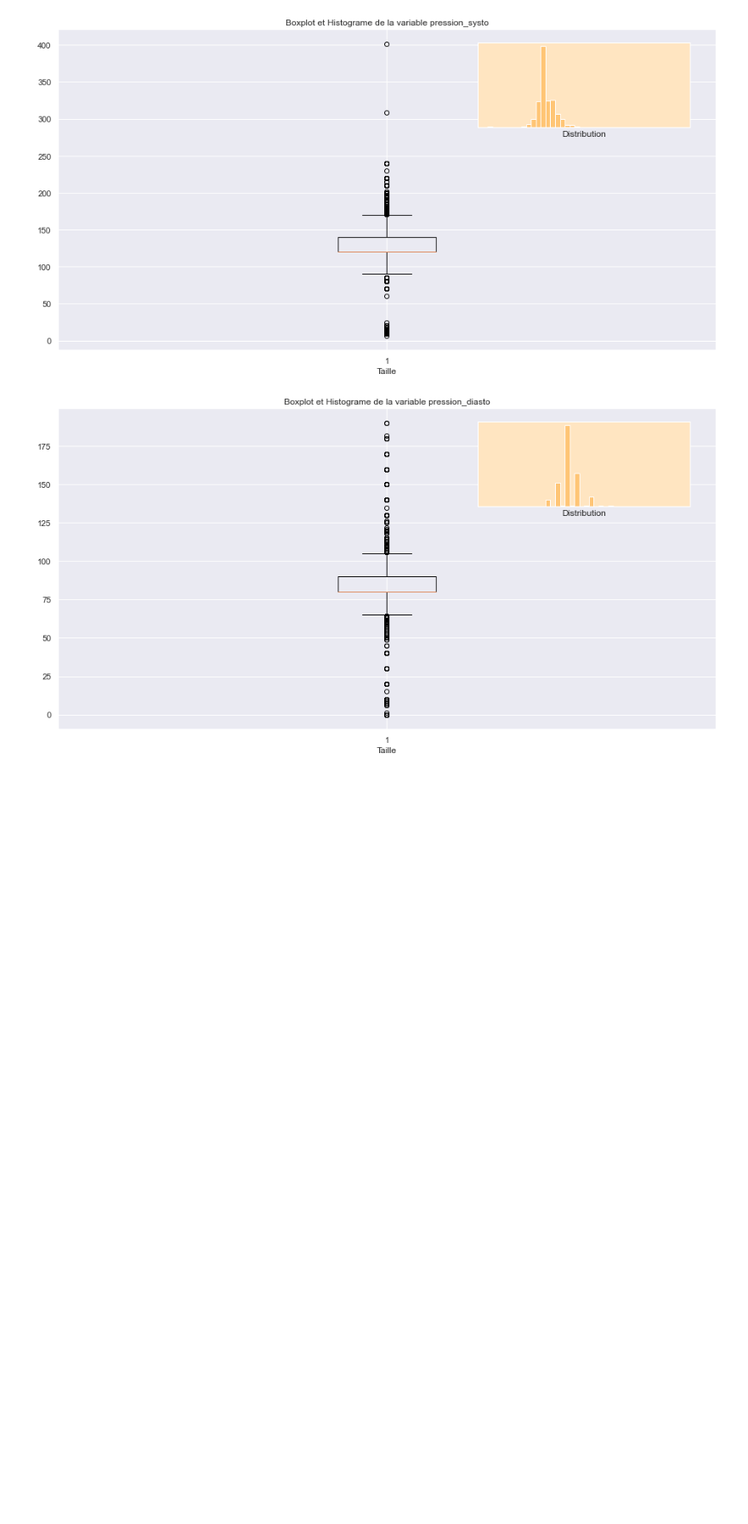
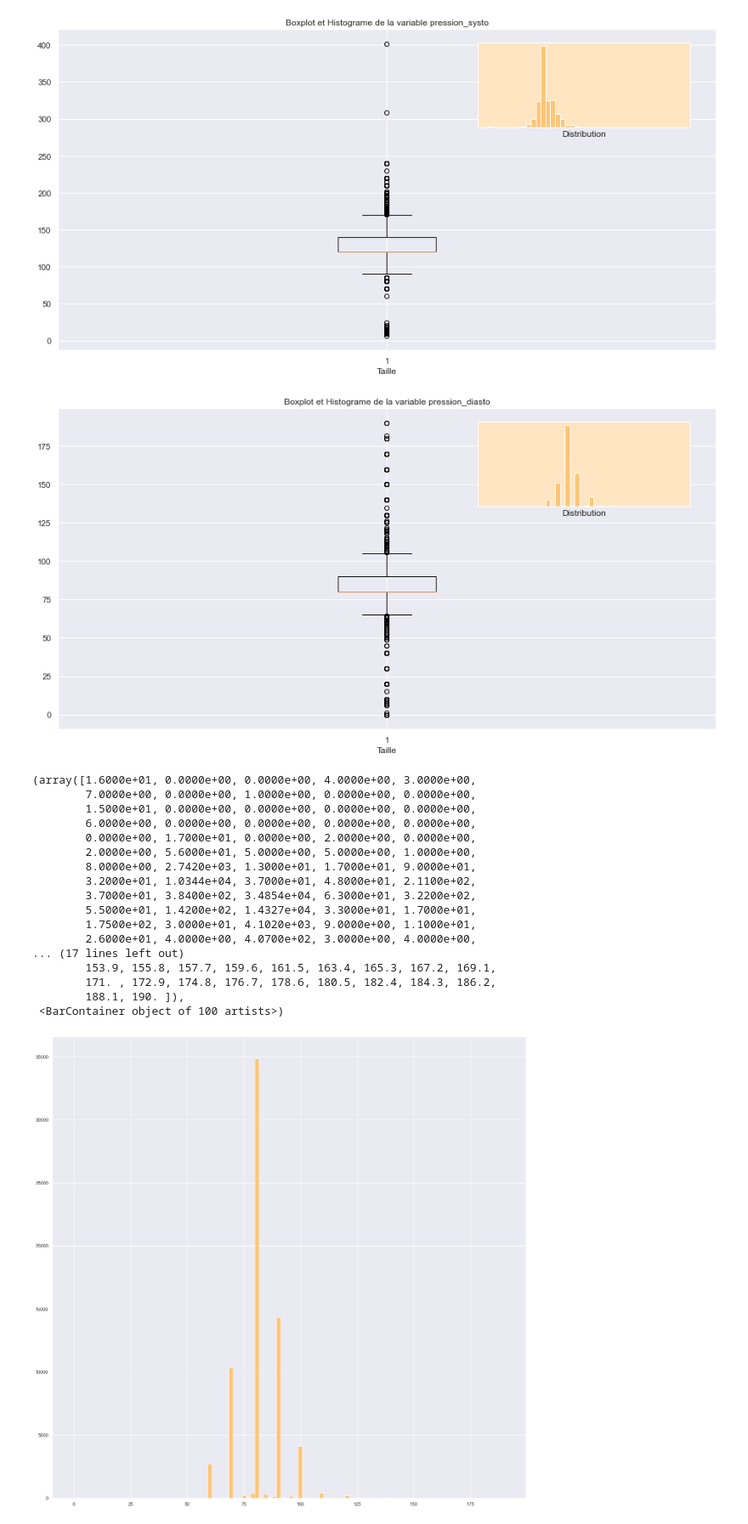
Before and after one commit to abaribeaud/heart-disease, a Jupyter notebook: heart-disease-analysis-dodo.ipynb, the cells around one changed output. Shown at 85% size. Cells and saved outputs as stored; diff of their text form; code cells hidden in the pictures; blank space fills up the shorter version.

```diff
--- a/heart-disease-analysis.ipynb
+++ b/heart-disease-analysis-dodo.ipynb
@@ -249,3 +249,24 @@ for i in range(0,5):
 [figure]
 [figure]
 [figure]
+# %%
+plt.hist(df_quant[label_quant[4]], bins=100, color="#FFC575")
+# %% [output]
+(array([1.6000e+01, 0.0000e+00, 0.0000e+00, 4.0000e+00, 3.0000e+00,
+        7.0000e+00, 0.0000e+00, 1.0000e+00, 0.0000e+00, 0.0000e+00,
+        1.5000e+01, 0.0000e+00, 0.0000e+00, 0.0000e+00, 0.0000e+00,
+        6.0000e+00, 0.0000e+00, 0.0000e+00, 0.0000e+00, 0.0000e+00,
+        0.0000e+00, 1.7000e+01, 0.0000e+00, 2.0000e+00, 0.0000e+00,
+        2.0000e+00, 5.6000e+01, 5.0000e+00, 5.0000e+00, 1.0000e+00,
+        8.0000e+00, 2.7420e+03, 1.3000e+01, 1.7000e+01, 9.0000e+01,
+        3.2000e+01, 1.0344e+04, 3.7000e+01, 4.8000e+01, 2.1100e+02,
+        3.7000e+01, 3.8400e+02, 3.4854e+04, 6.3000e+01, 3.2200e+02,
+        5.5000e+01, 1.4200e+02, 1.4327e+04, 3.3000e+01, 1.7000e+01,
+        1.7500e+02, 3.0000e+01, 4.1020e+03, 9.0000e+00, 1.1000e+01,
+        2.6000e+01, 4.0000e+00, 4.0700e+02, 3.0000e+00, 4.0000e+00,
+... (17 lines left out)
+        153.9, 155.8, 157.7, 159.6, 161.5, 163.4, 165.3, 167.2, 169.1,
+        171. , 172.9, 174.8, 176.7, 178.6, 180.5, 182.4, 184.3, 186.2,
+        188.1, 190. ]),
+ <BarContainer object of 100 artists>)
+[figure, added]
```
Also changed, not shown: parts of 1 cell of this notebook.
